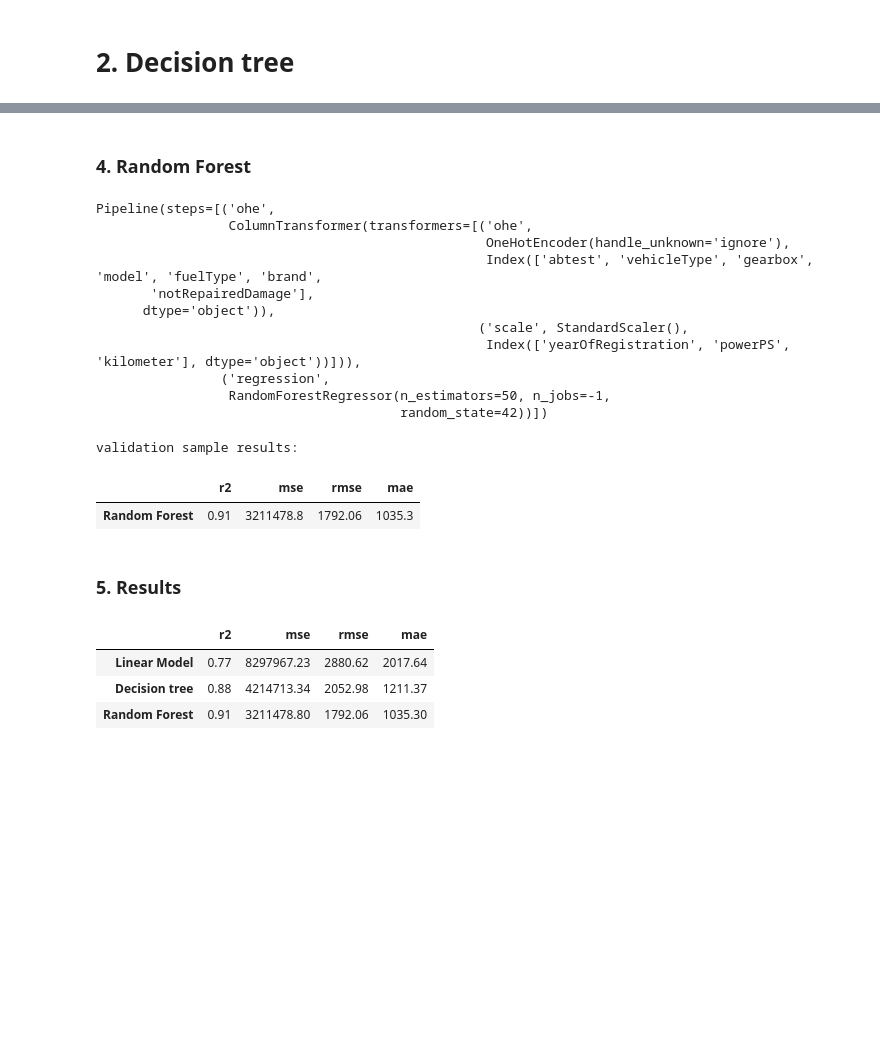
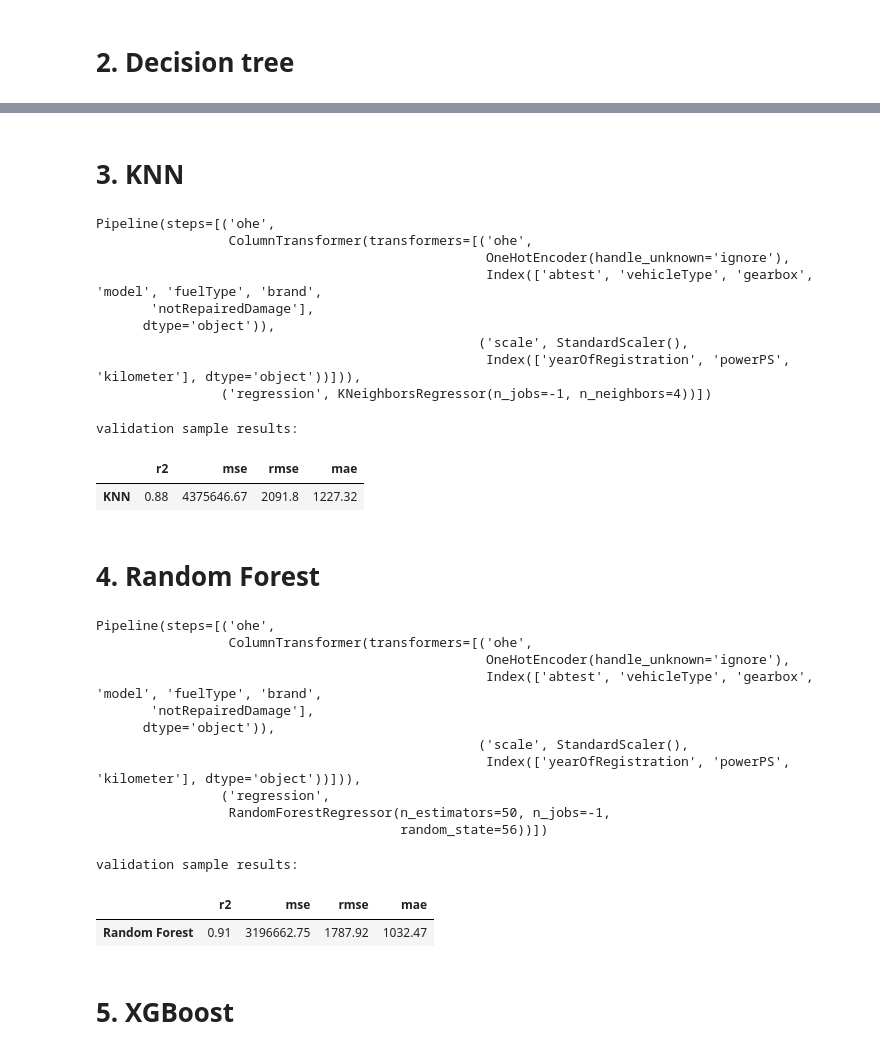
Before and after one commit to yegorchq/usedcars, a Jupyter notebook: usedcars.ipynb, the cells around one changed output, grey strips where cells are left out. Cells and saved outputs as stored; diff of their text form; code cells hidden in the pictures; blank space fills up the shorter version.

```diff
--- a/usedcars.ipynb
+++ b/usedcars.ipynb
@@ -581,11 +611,56 @@ validation sample results:
+# %% [markdown]
+# 3. KNN
+# %%
+from sklearn.neighbors import KNeighborsRegressor
+
+regressor = KNeighborsRegressor(n_neighbors=4, n_jobs=-1)
+
+encoder = OneHotEncoder(handle_unknown='ignore')
+
+column_transformer = ColumnTransformer([
+    ('ohe', OneHotEncoder(handle_unknown="ignore"), categorical),
+    ('scale', StandardScaler(), numeric)
+])
+
+pipeline = Pipeline(steps=[
+    ('ohe', column_transformer),
+    ('regression', regressor)
+])
+
+pipeline.fit(X_train, y_train)
+
+y_pred = pipeline.predict(X_valid)
+
+print('validation sample results:')
+df_metrics.loc['KNN'] = np.round([
+    r2_score(y_valid, y_pred),
+    mean_squared_error(y_valid, y_pred),
+    np.sqrt(mean_squared_error(y_valid, y_pred)),
+    mean_absolute_error(y_valid, y_pred)
+], 2)
+
+df_metrics.loc[['KNN']]
+# %% [output]
+Pipeline(steps=[('ohe',
+                 ColumnTransformer(transformers=[('ohe',
+                                                  OneHotEncoder(handle_unknown='ignore'),
+                                                  Index(['abtest', 'vehicleType', 'gearbox', 'model', 'fuelType', 'brand',
+       'notRepairedDamage'],
+      dtype='object')),
+                                                 ('scale', StandardScaler(),
+                                                  Index(['yearOfRegistration', 'powerPS', 'kilometer'], dtype='object'))])),
+                ('regression', KNeighborsRegressor(n_jobs=-1, n_neighbors=4))])
+validation sample results:
+|  | r2 | mse | rmse | mae |
+| KNN | 0.88 | 4375646.67 | 2091.8 | 1227.32 |
 # %% [markdown]
-### 4. Random Forest
+# 4. Random Forest
 # %%
 from sklearn.ensemble import RandomForestRegressor
 
 regressor = RandomForestRegressor(
     criterion='squared_error',
-    random_state=42,
+    random_state=56,
     n_estimators=50,
     n_jobs=-1
 )
@@ -624,16 +699,9 @@ Pipeline(steps=[('ohe',
                                                   Index(['yearOfRegistration', 'powerPS', 'kilometer'], dtype='object'))])),
                 ('regression',
                  RandomForestRegressor(n_estimators=50, n_jobs=-1,
-                                       random_state=42))])
+                                       random_state=56))])
 validation sample results:
 |  | r2 | mse | rmse | mae |
-| Random Forest | 0.91 | 3211478.8 | 1792.06 | 1035.3 |
+| Random Forest | 0.91 | 3196662.75 | 1787.92 | 1032.47 |
 # %% [markdown]
-### 5. Results
+# 5. XGBoost
-# %%
-df_metrics
-# %% [output]
-|  | r2 | mse | rmse | mae |
-| Linear Model | 0.77 | 8297967.23 | 2880.62 | 2017.64 |
-| Decision tree | 0.88 | 4214713.34 | 2052.98 | 1211.37 |
-| Random Forest | 0.91 | 3211478.80 | 1792.06 | 1035.30 |
```
Also changed, not shown: parts of 17 cells of this notebook, 1 other file.
